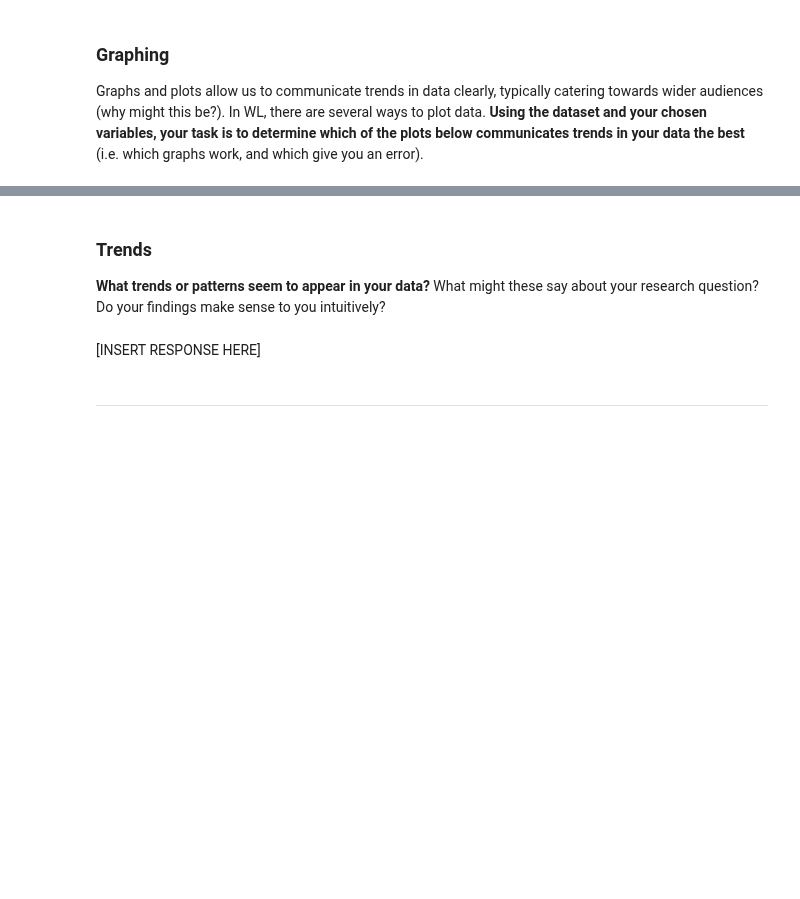
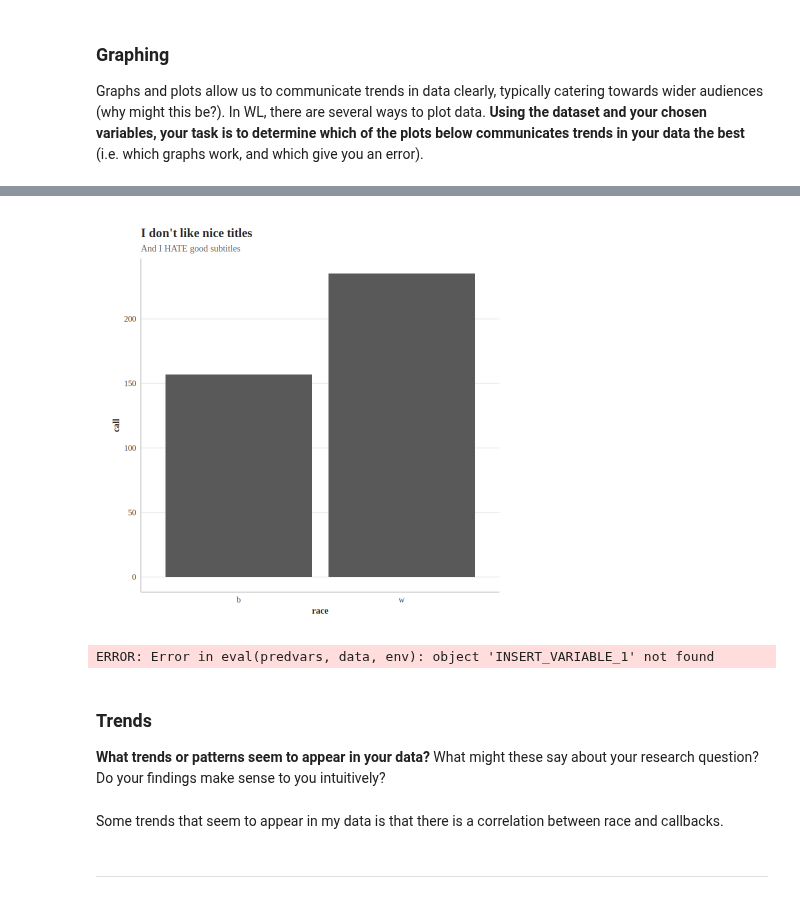
Before and after one commit to MrJustinho/Unit0, a Jupyter notebook: ApResearchCT_SS.ipynb, the cells around one changed output, grey strips where cells are left out. Saved outputs shown, nothing was run; the diff lists cells and outputs as text; code cells hidden in the pictures; blank space fills up the shorter version.

```diff
--- a/ApResearchCT_SS.ipynb
+++ b/ApResearchCT_SS.ipynb
@@ -163,25 +170,29 @@ bar_plot(lakisha,
 # %%
 column_plot(lakisha,
-            x= INSERT_VARIABLE_1,
-            y= INSERT_VARIABLE_2)
+            x= race,
+            y= call)
+# %% [output]
+[figure, added]
 # %%
 logit_model <- glm(call~race+INSERT_VARIABLE_1, lakisha, family=binomial)
 predicted_probs <- predict(logit_model, type = "response")
 lakisha <- lakisha%>%mutate(probs=predicted_probs)
 
 scatter_plot(lakisha,
-             x=INSERT_VARIABLE_1,
+             x=race,
              y=probs,
              y_name="Probability of Receiving Callback",
              color_by=race,
              line=TRUE)
+# %% [output]
+ERROR: Error in eval(predvars, data, env): object 'INSERT_VARIABLE_1' not found
 # %% [markdown]
 ### Trends
 
 
 **What trends or patterns seem to appear in your data?** What might these say about your research question? Do your findings make sense to you intuitively?
-# %% [markdown]
-[INSERT RESPONSE HERE]
+# %% [markdown]
+Some trends that seem to appear in my data is that there is a correlation between race and callbacks.
 # %% [markdown]
 
 
```
Also changed, not shown: parts of 15 cells of this notebook.
